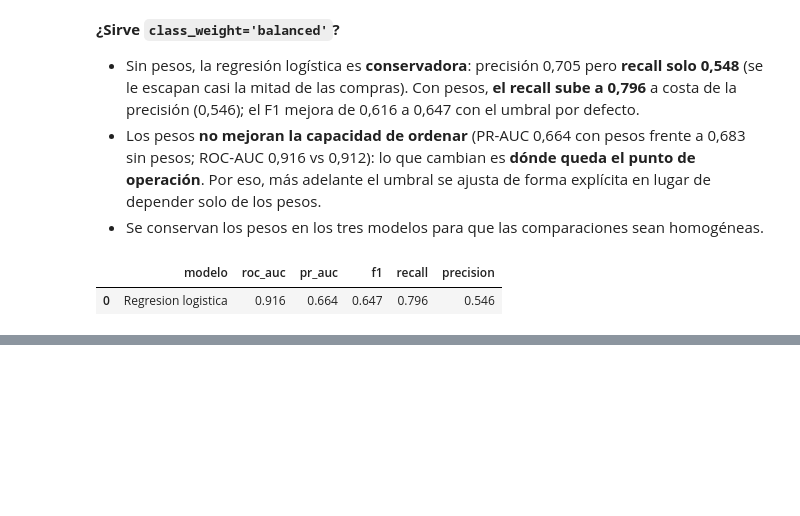
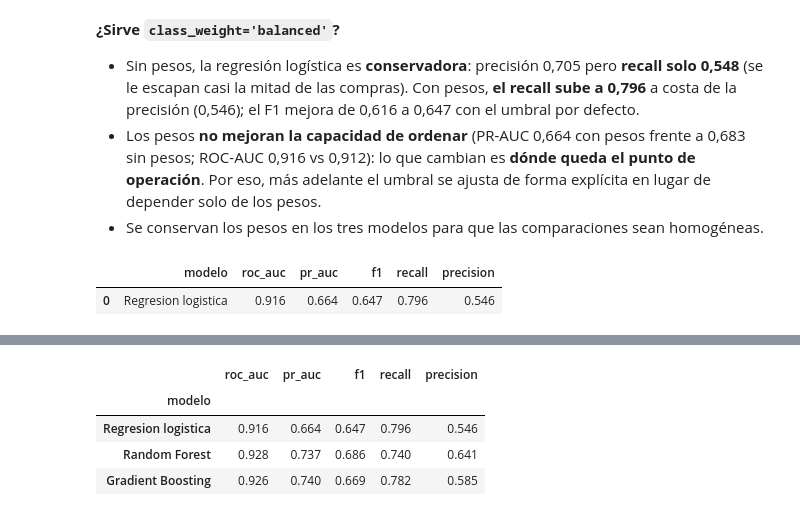
Before and after one commit to Xantyagoh/grupo3-ml-intencion-compra, a Jupyter notebook: evaluacion 4/notebooks/03_supervisado.ipynb, the cells around one changed output, grey strips where cells are left out. Cells and saved outputs as stored; diff of their text form; code cells hidden in the pictures; blank space fills up the shorter version.

```diff
--- a/evaluacion 4/notebooks/03_supervisado.ipynb
+++ b/evaluacion 4/notebooks/03_supervisado.ipynb
@@ -131,0 +135,15 @@ pd.DataFrame(resultados_cv)[['modelo', 'roc_auc', 'pr_auc', 'f1', 'recall', 'pre
+# %%
+rf = RandomForestClassifier(n_estimators=300, min_samples_leaf=3, class_weight='balanced_subsample',
+                            random_state=SEMILLA, n_jobs=-1)
+hgb = HistGradientBoostingClassifier(class_weight='balanced', random_state=SEMILLA)
+
+resultados_cv.append(evaluar_cv('Random Forest', rf))
+resultados_cv.append(evaluar_cv('Gradient Boosting', hgb))
+cv_tabla = pd.DataFrame(resultados_cv).set_index('modelo')
+cv_tabla[['roc_auc', 'pr_auc', 'f1', 'recall', 'precision']]
+# %% [output]
+|  | roc_auc | pr_auc | f1 | recall | precision |
+| modelo |  |  |  |  |  |
+| Regresion logistica | 0.916 | 0.664 | 0.647 | 0.796 | 0.546 |
+| Random Forest | 0.928 | 0.737 | 0.686 | 0.740 | 0.641 |
+| Gradient Boosting | 0.926 | 0.740 | 0.669 | 0.782 | 0.585 |
```
Also changed, not shown: parts of 3 cells of this notebook, 1 other file.
